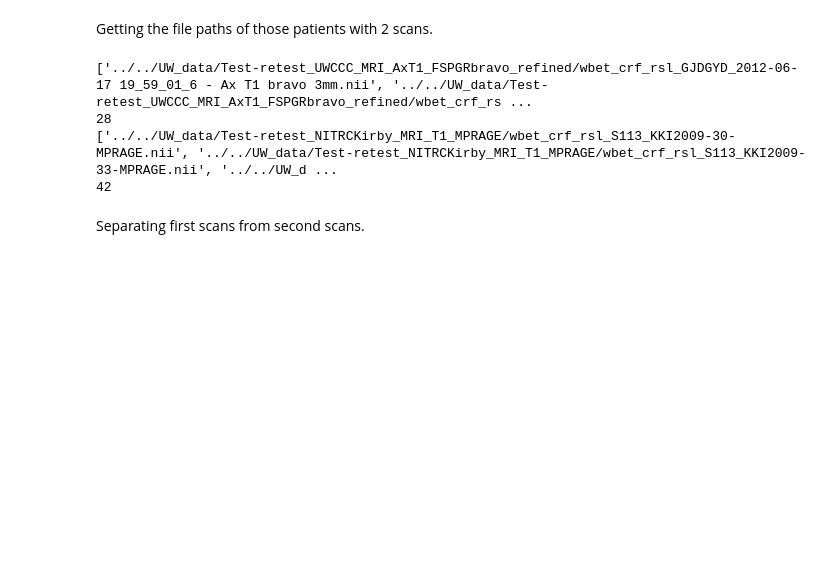
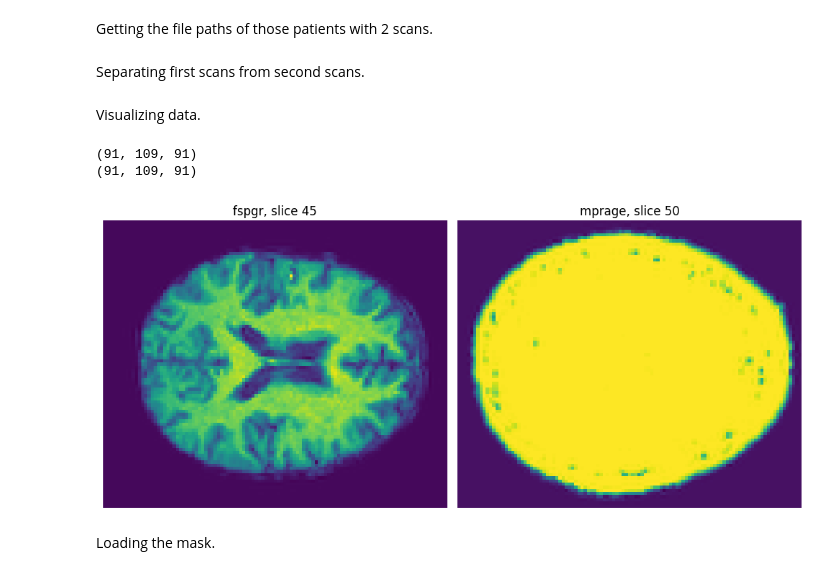
Before and after one commit to Crtox/asymmetryAD, a Jupyter notebook: code/test_retest.ipynb, the cells around one changed output. Saved outputs shown, nothing was run; the diff lists cells and outputs as text; code cells hidden in the pictures; blank space fills up the shorter version.

Commit message:
test retest

```diff
--- a/code/test_retest.ipynb
+++ b/code/test_retest.ipynb
@@ -134,16 +137,6 @@ Getting the file paths of those patients with 2 scans.
 # %%
 fspgr_files = filepaths(fspgrPath, mpragePath, fspgr_patient_scans)[0]
 mprage_files = filepaths(fspgrPath, mpragePath, mprage_patient_scans)[1]
-# %%
-print(fspgr_files)
-print(len(fspgr_files))
-print(mprage_files)
-print(len(mprage_files))
-# %% [output]
-['../../UW_data/Test-retest_UWCCC_MRI_AxT1_FSPGRbravo_refined/wbet_crf_rsl_GJDGYD_2012-06-17 19_59_01_6 - Ax T1 bravo 3mm.nii', '../../UW_data/Test-retest_UWCCC_MRI_AxT1_FSPGRbravo_refined/wbet_crf_rs ...
-28
-['../../UW_data/Test-retest_NITRCKirby_MRI_T1_MPRAGE/wbet_crf_rsl_S113_KKI2009-30-MPRAGE.nii', '../../UW_data/Test-retest_NITRCKirby_MRI_T1_MPRAGE/wbet_crf_rsl_S113_KKI2009-33-MPRAGE.nii', '../../UW_d ...
-42
 # %% [markdown]
 Separating first scans from second scans.
 # %%
@@ -152,3 +145,41 @@ fspgr_second_scans = separate_scans(fspgr_files)[1]
 
 mprage_first_scans = separate_scans(mprage_files)[0]
 mprage_second_scans = separate_scans(mprage_files)[1]
+# %% [markdown]
+Visualizing data.
+# %%
+fspgr_example = fspgr_files[0]
+mprage_example = mprage_files[0]
+
+fspgr_example_image = nib.load(fspgr_example)
+mprage_example_image = nib.load(mprage_example)
+
+fspgr_example_img_data = fspgr_example_image.get_fdata()
+mprage_example_img_data = mprage_example_image.get_fdata()
+
+print(fspgr_example_img_data.shape)
+print(mprage_example_img_data.shape)
+# %% [output]
+(91, 109, 91)
+(91, 109, 91)
+# %%
+# Visualize slices of FSPGR and MPRAGE images side by side
+fspgr_slice_index = fspgr_example_img_data.shape[2] // 2  # Middle slice for fspgr
+mprage_slice_index = mprage_example_img_data.shape[2] // 2        # Middle slice for mprage
+
+fig, axs = plt.subplots(1, 2, figsize=(10, 5))
+
+axs[0].imshow(fspgr_example_img_data[:, :, fspgr_slice_index])
+axs[0].set_title(f'fspgr, slice {fspgr_slice_index}')
+axs[0].axis('off')
+
+axs[1].imshow(mprage_example_img_data[:, :, mprage_slice_index])
+axs[1].set_title(f'mprage, slice {mprage_slice_index}')
+axs[1].axis('off')
+
+plt.tight_layout()
+plt.show()
+# %% [output]
+[figure, added]
+# %% [markdown]
+Loading the mask.
```
Also changed, not shown: parts of 4 cells of this notebook, 2 other files.
